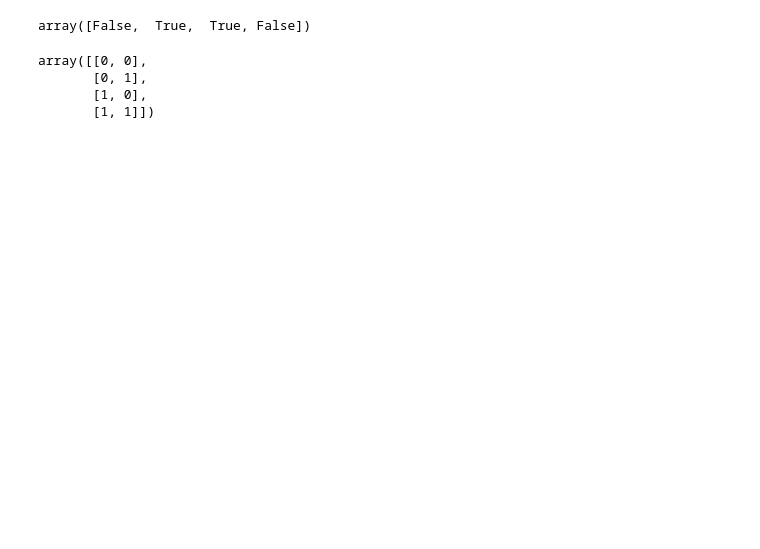
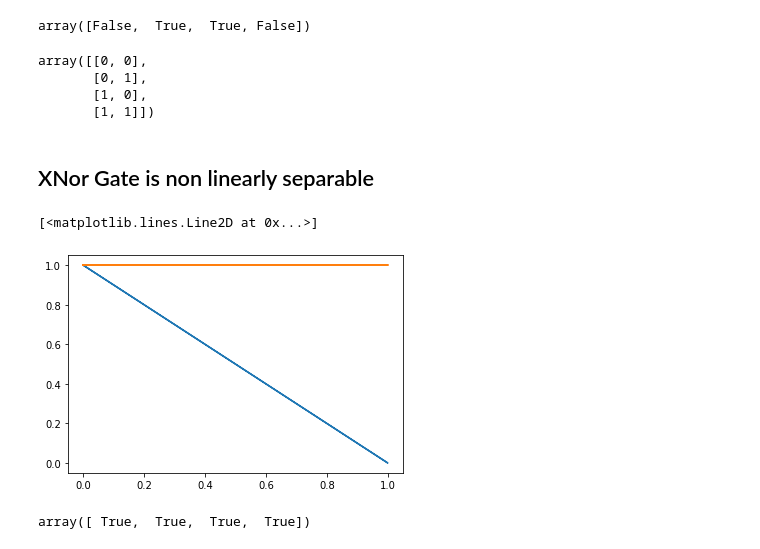
Before and after one commit to SidharthArya/Deep_Learning_Class_Manit, a Jupyter notebook: Assignments/003_Kernel_Function_to_fit_non_linearly_separable.ipynb, the cells around one changed output. Drawn from its saved outputs; the diff is of its cells as text; code cells hidden in the pictures; blank space fills up the shorter version.

```diff
--- a/Assignments/003_Kernel_Function_to_fit_non_linearly_separable.ipynb
+++ b/Assignments/003_Kernel_Function_to_fit_non_linearly_separable.ipynb
@@ -106,3 +106,25 @@ array([[0, 0],
        [0, 1],
        [1, 0],
        [1, 1]])
+# %% [markdown]
+## XNor Gate is non linearly separable
+# %%
+X = np.array([[0,0],
+     [0,1],
+     [1,0],
+     [1,1]
+     ])
+Y=np.array([1,0,0,1])
+# %%
+perceptron = Perceptron(features=1)
+# %%
+
+plt.plot(kernel_function([X[:,0],X[:,1]]),Y)
+plt.plot(kernel_function([X[:,0],X[:,1]]), perceptron.predict(kernel_function([X[:,0],X[:,1]])))
+# %% [output]
+[<matplotlib.lines.Line2D at 0x...>]
+[figure, added]
+# %%
+perceptron.predict(kernel_function(np.array([X[:,0], X[:,1]])))
+# %% [output]
+array([ True,  True,  True,  True])
```
Also changed, not shown: parts of 5 cells of this notebook.
